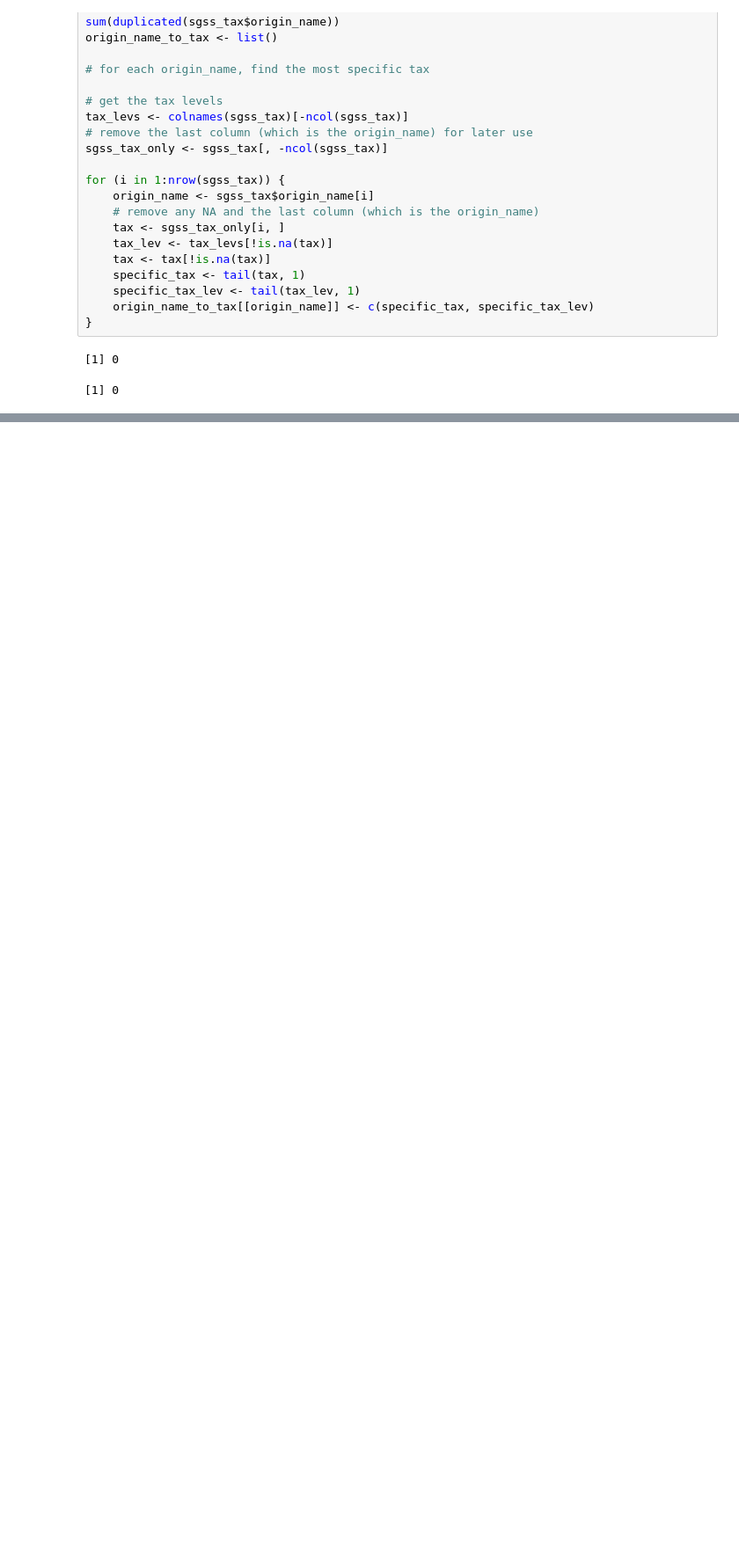
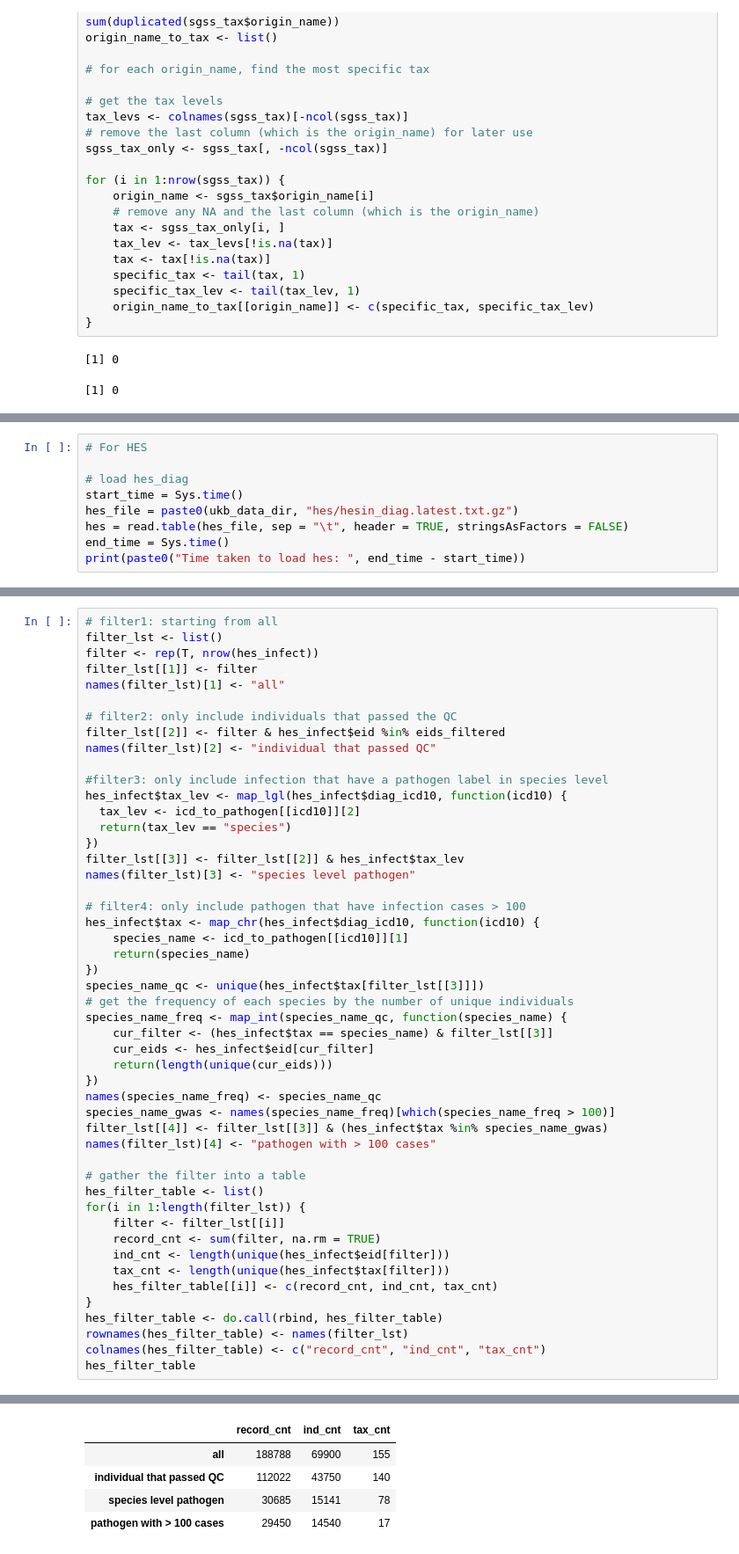
Before and after one commit to stevenpur/bugbank_analysis, a Jupyter notebook: summary_table.ipynb, the cells around one changed output, grey strips where cells are left out. Shown at 88% size. Saved outputs shown, nothing was run; the diff lists cells and outputs as text; blank space fills up the shorter version.

```diff
--- a/summary_table.ipynb
+++ b/summary_table.ipynb
@@ -287,0 +281,9 @@ Escherichia coli
+# %%
+# For HES
+
+# load hes_diag
+start_time = Sys.time()
+hes_file = paste0(ukb_data_dir, "hes/hesin_diag.latest.txt.gz")
+hes = read.table(hes_file, sep = "\t", header = TRUE, stringsAsFactors = FALSE)
+end_time = Sys.time()
+print(paste0("Time taken to load hes: ", end_time - start_time))
@@ -287,0 +314,50 @@ Escherichia coli
+# %%
+# filter1: starting from all
+filter_lst <- list()
+filter <- rep(T, nrow(hes_infect))
+filter_lst[[1]] <- filter
+names(filter_lst)[1] <- "all"
+
+# filter2: only include individuals that passed the QC
+filter_lst[[2]] <- filter & hes_infect$eid %in% eids_filtered
+names(filter_lst)[2] <- "individual that passed QC"
+
+#filter3: only include infection that have a pathogen label in species level
+hes_infect$tax_lev <- map_lgl(hes_infect$diag_icd10, function(icd10) {
+  tax_lev <- icd_to_pathogen[[icd10]][2]
+  return(tax_lev == "species")
+})
+filter_lst[[3]] <- filter_lst[[2]] & hes_infect$tax_lev
+names(filter_lst)[3] <- "species level pathogen"
+
+# filter4: only include pathogen that have infection cases > 100
+hes_infect$tax <- map_chr(hes_infect$diag_icd10, function(icd10) {
+    species_name <- icd_to_pathogen[[icd10]][1]
+    return(species_name)
+})
+species_name_qc <- unique(hes_infect$tax[filter_lst[[3]]])
+# get the frequency of each species by the number of unique individuals
+species_name_freq <- map_int(species_name_qc, function(species_name) {
+    cur_filter <- (hes_infect$tax == species_name) & filter_lst[[3]]
+    cur_eids <- hes_infect$eid[cur_filter]
+    return(length(unique(cur_eids)))
+})
+names(species_name_freq) <- species_name_qc
+species_name_gwas <- names(species_name_freq)[which(species_name_freq > 100)]
+filter_lst[[4]] <- filter_lst[[3]] & (hes_infect$tax %in% species_name_gwas)
+names(filter_lst)[4] <- "pathogen with > 100 cases"
+
+# gather the filter into a table
+hes_filter_table <- list()
+for(i in 1:length(filter_lst)) {
+    filter <- filter_lst[[i]]
+    record_cnt <- sum(filter, na.rm = TRUE)
+    ind_cnt <- length(unique(hes_infect$eid[filter]))
+    tax_cnt <- length(unique(hes_infect$tax[filter]))
+    hes_filter_table[[i]] <- c(record_cnt, ind_cnt, tax_cnt)
+}
+hes_filter_table <- do.call(rbind, hes_filter_table)
+rownames(hes_filter_table) <- names(filter_lst)
+colnames(hes_filter_table) <- c("record_cnt", "ind_cnt", "tax_cnt")
+hes_filter_table
+# %% [output]
@@ -287,0 +365,5 @@ Escherichia coli
+|  | record_cnt | ind_cnt | tax_cnt |
+| all | 188788 | 69900 | 155 |
+| individual that passed QC | 112022 | 43750 | 140 |
+| species level pathogen | 30685 | 15141 | 78 |
+| pathogen with > 100 cases | 29450 | 14540 | 17 |
```
Also changed, not shown: parts of 27 cells of this notebook.
